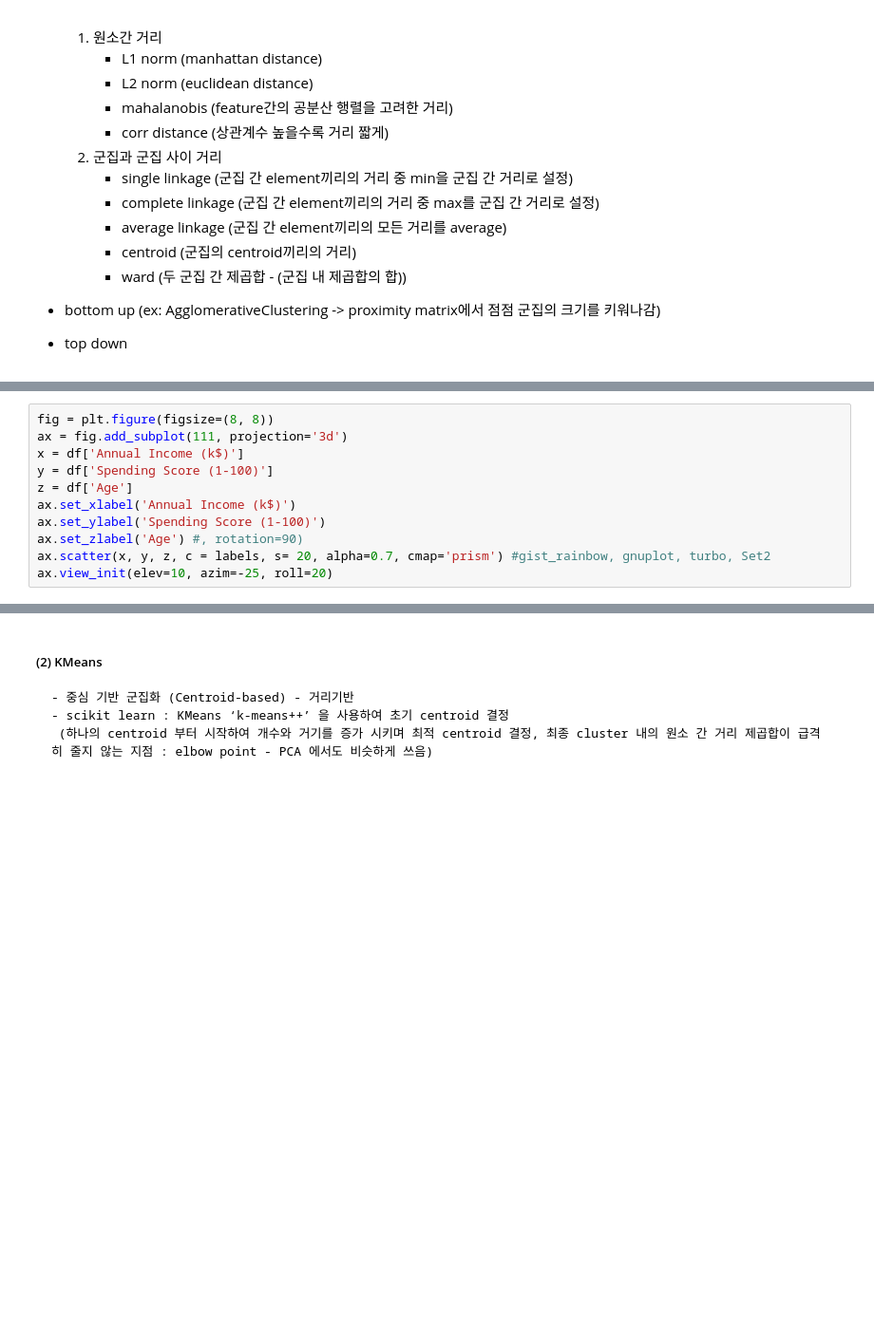
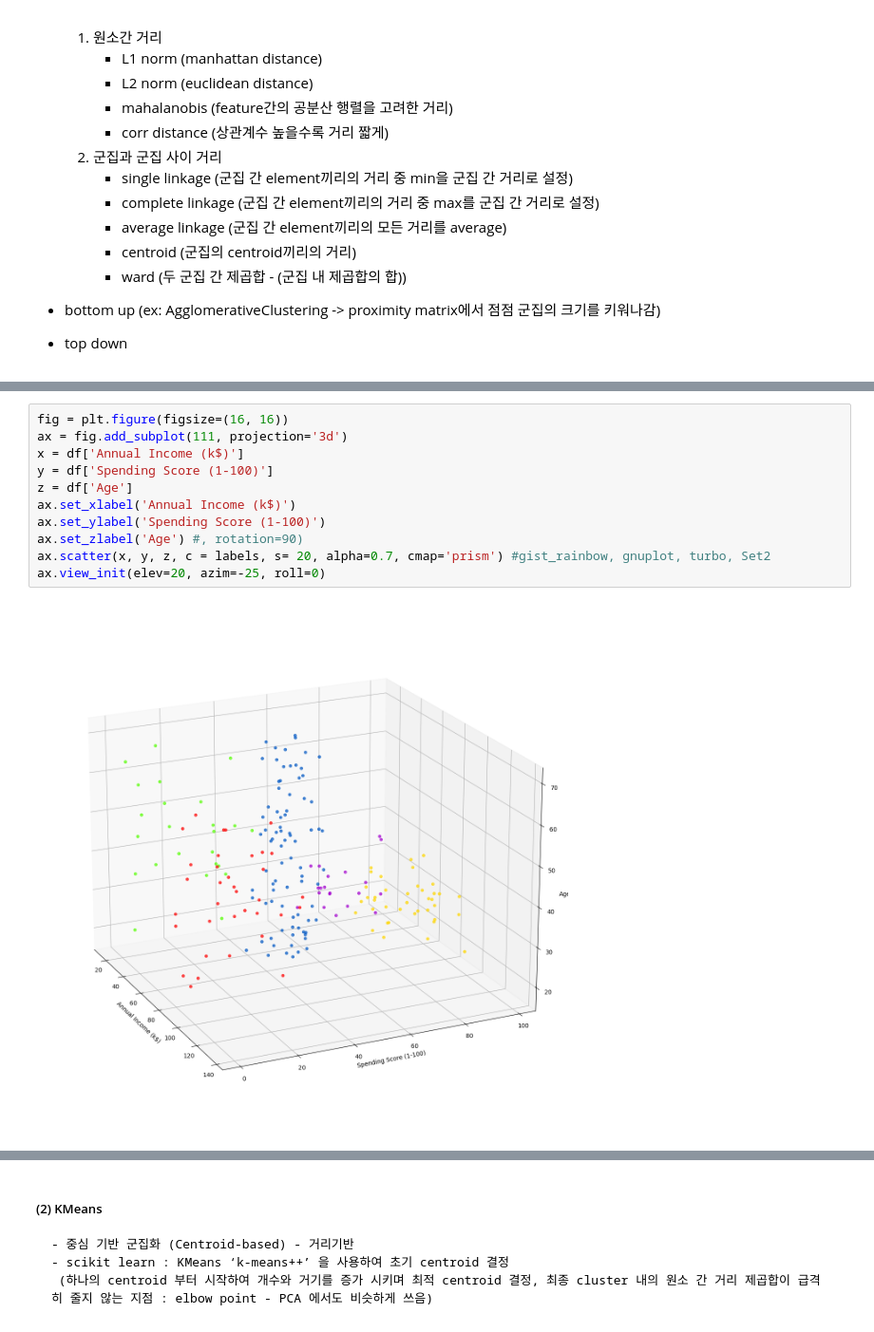
Before and after one commit to hugwolf77/sim, a Jupyter notebook: MLnote/08_clustering.ipynb, the cells around one changed output, grey strips where cells are left out. Shown at 95% size. Drawn from its saved outputs; the diff is of its cells as text; blank space fills up the shorter version.

```diff
--- a/MLnote/08_clustering.ipynb
+++ b/MLnote/08_clustering.ipynb
@@ -199,12 +270,14 @@ sns.scatterplot(x='Age', y='Annual Income (k$)', data=df, hue=labels, palette='S
 # %%
-fig = plt.figure(figsize=(8, 8))
+fig = plt.figure(figsize=(16, 16))
 ax = fig.add_subplot(111, projection='3d')
 x = df['Annual Income (k$)']
 y = df['Spending Score (1-100)']
 z = df['Age']
 ax.set_xlabel('Annual Income (k$)')
 ax.set_ylabel('Spending Score (1-100)')
 ax.set_zlabel('Age') #, rotation=90)
 ax.scatter(x, y, z, c = labels, s= 20, alpha=0.7, cmap='prism') #gist_rainbow, gnuplot, turbo, Set2
-ax.view_init(elev=10, azim=-25, roll=20)
+ax.view_init(elev=20, azim=-25, roll=0)
+# %% [output]
+[figure, added]
 # %%
```
Also changed, not shown: parts of 29 cells of this notebook, 2 other files.
